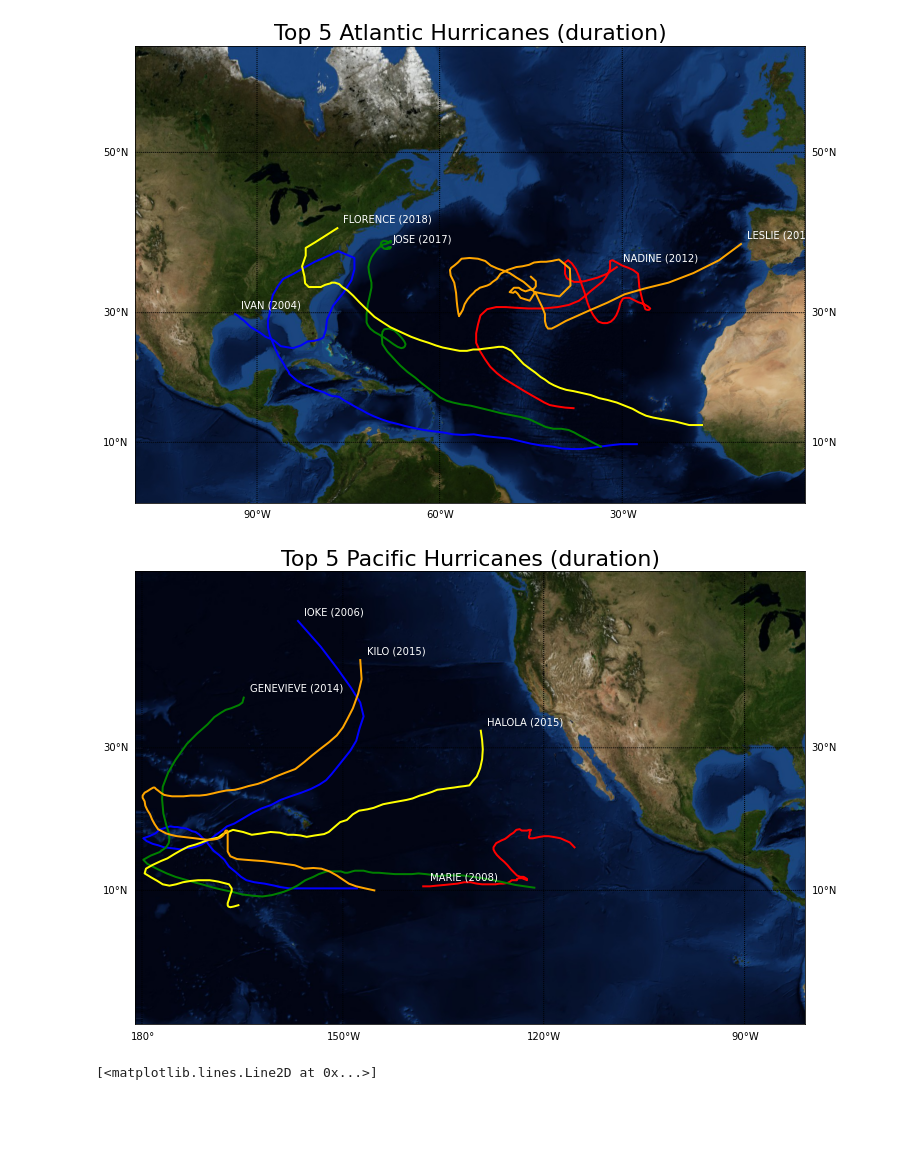
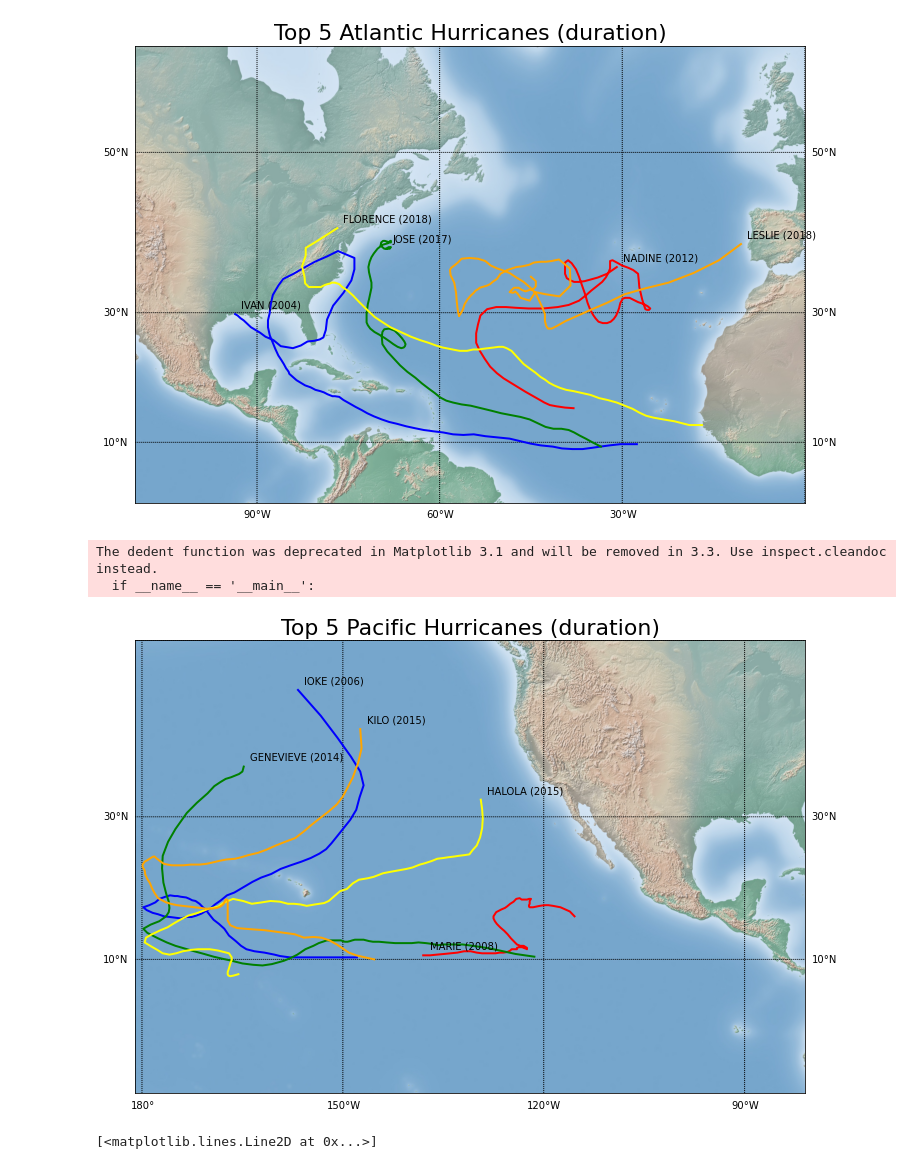
Before and after one commit to samco7/hurricane-prediction, a Jupyter notebook: Code/visualizations.ipynb, the cells around one changed output. Cells and saved outputs as stored; diff of their text form; code cells hidden in the pictures; blank space fills up the shorter version.

```diff
--- a/Code/visualizations.ipynb
+++ b/Code/visualizations.ipynb
@@ -7,8 +11,8 @@ import numpy as np
 from mpl_toolkits.basemap import Basemap
 # %%
 # Load in hurricane data
-atlantic = np.load("atlantic_series.pickle",allow_pickle=True)
-pacific = np.load("pacific_series.pickle",allow_pickle=True)
+atlantic = np.load("../Data/atlantic_series.pickle",allow_pickle=True)
+pacific = np.load("../Data/pacific_series.pickle",allow_pickle=True)
 # %%
 # Getting indices of longest hurricanes, for a more interesting plot
 
@@ -32,12 +36,13 @@ plt.figure(figsize=(12,9))
 # Set up the map and the longitude-latitude window
 m = Basemap(llcrnrlon=-110.,llcrnrlat=0.,urcrnrlon=0.,urcrnrlat=60.,
             rsphere=(6378137.00,6356752.3142),
-            resolution='h',
+            resolution=None,
             projection='merc',
             lat_0=40.,lon_0=-20.,lat_ts=20.)
 
-# Plot the pretty NASA picture
-m.bluemarble()
+
+#m.bluemarble() # Plot the pretty NASA picture
+m.shadedrelief() #Plot a translucent relief map
 m.drawparallels(np.arange(10,90,20),labels=[1,1,0,1])
 m.drawmeridians(np.arange(-180,180,30),labels=[1,1,0,1])
 
@@ -52,49 +57,54 @@ for i in range(n):
     lat = atlantic[i]["Latitude"][1:].values
     long = -atlantic[i]["Longitude"][1:].values # Make sure the longitude
     xpt, ypt = m(long, lat)
-    plt.text(xpt[len(lat) - 1]+100000,ypt[len(long) - 1]+100000, f'{name} ({year})', color='white')
+    plt.text(xpt[len(lat) - 1]+100000,ypt[len(long) - 1]+100000, f'{name} ({year})', color='k')
     m.plot(xpt, ypt, linewidth=2, color=colors[j])
 
 plt.title('Top 5 Atlantic Hurricanes (duration)', fontsize=22)
 plt.savefig('atlantic_hurricanes')
 plt.show()
 # %% [output]
-[figure, old version]
+[figure, new version]
 # %%
 n = 5 # Number of hurricanes
 
 # Graph the trajectories of the longest hurricanes (the ones that traveled the most)
 plt.figure(figsize=(12,9))
 m = Basemap(llcrnrlon=-181.,llcrnrlat=-10.,urcrnrlon=-81.,urcrnrlat=50.,
             rsphere=(6378137.00,6356752.3142),
             resolution='h',
             projection='merc',
             lat_0=40.,lon_0=-20.,lat_ts=20.)
-m.bluemarble()
+#m.bluemarble() #Pretty NASA picture
 # m.fillcontinents(color='#D3D3D3')
+
+m.shadedrelief() #Plot a translucent relief map
+
 m.drawparallels(np.arange(10,90,20),labels=[1,1,0,1])
 m.drawmeridians(np.arange(-180,180,30),labels=[1,1,0,1])
 
 colors = ['blue','red','green','yellow','orange','lime','pink','purple','cyan','brown']
 
 for i in range(n):
     j = i
     i = p_longest[i]
     year = pacific[i]['Date'].values[0][-4:]
     name = pacific[i]['Time'].values[0].strip()
     lat = pacific[i]["Latitude"][1:].values
     long = -pacific[i]["Longitude"][1:].values # Make sure the longitude
     xpt, ypt = m(long, lat)
-    plt.text(xpt[len(lat) - 1]+100000,ypt[len(long) - 1]+100000, f'{name} ({year})', color='white')
+    plt.text(xpt[len(lat) - 1]+100000,ypt[len(long) - 1]+100000, f'{name} ({year})', color='k')
     m.plot(xpt, ypt, linewidth=2, color=colors[j], label=f'{name} ({year})')
 #     plt.plot(xpt[-1],ypt[-1],'*',color=colors[i-8])
 # plt.legend()
 
 plt.title('Top 5 Pacific Hurricanes (duration)', fontsize=22)
 plt.savefig('pacific_hurricanes')
 plt.show()
 # %% [output]
+The dedent function was deprecated in Matplotlib 3.1 and will be removed in 3.3. Use inspect.cleandoc instead.
+  if __name__ == '__main__':
-[figure, old version]
+[figure, new version]
 # %%
 plt.plot([len(a) for a in atlantic])
 plt.plot([len(a) for a in pacific])
```
Also changed, not shown: parts of 1 cell of this notebook.
